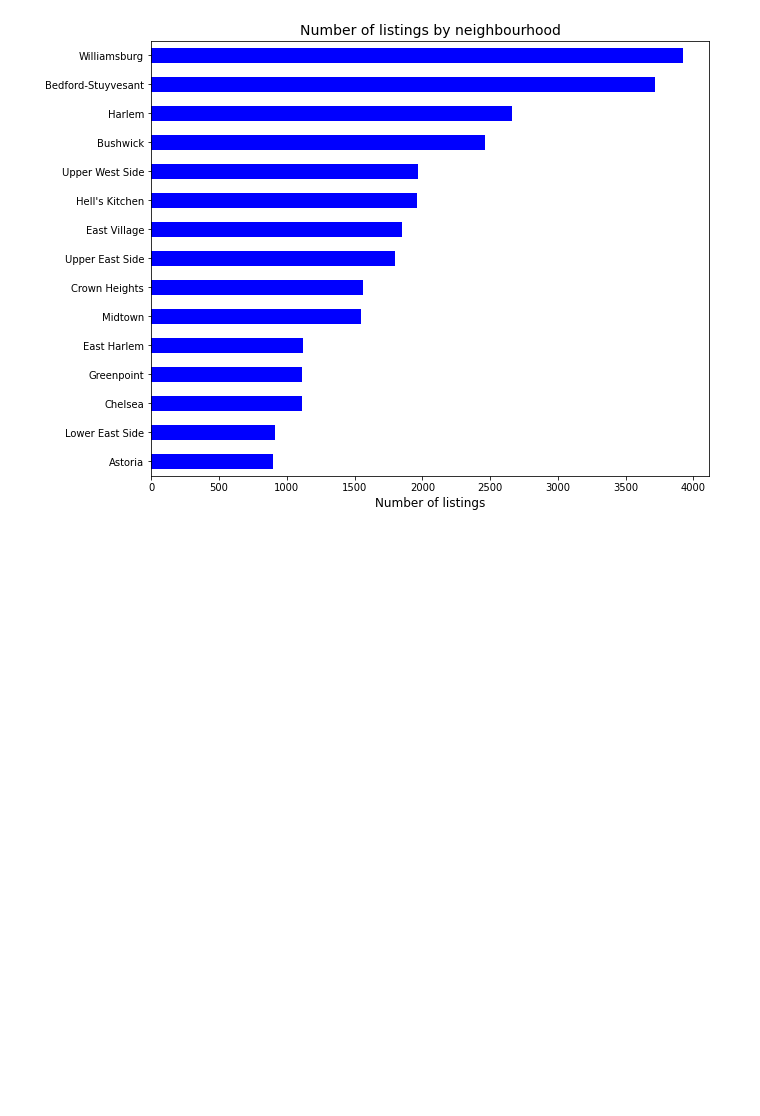
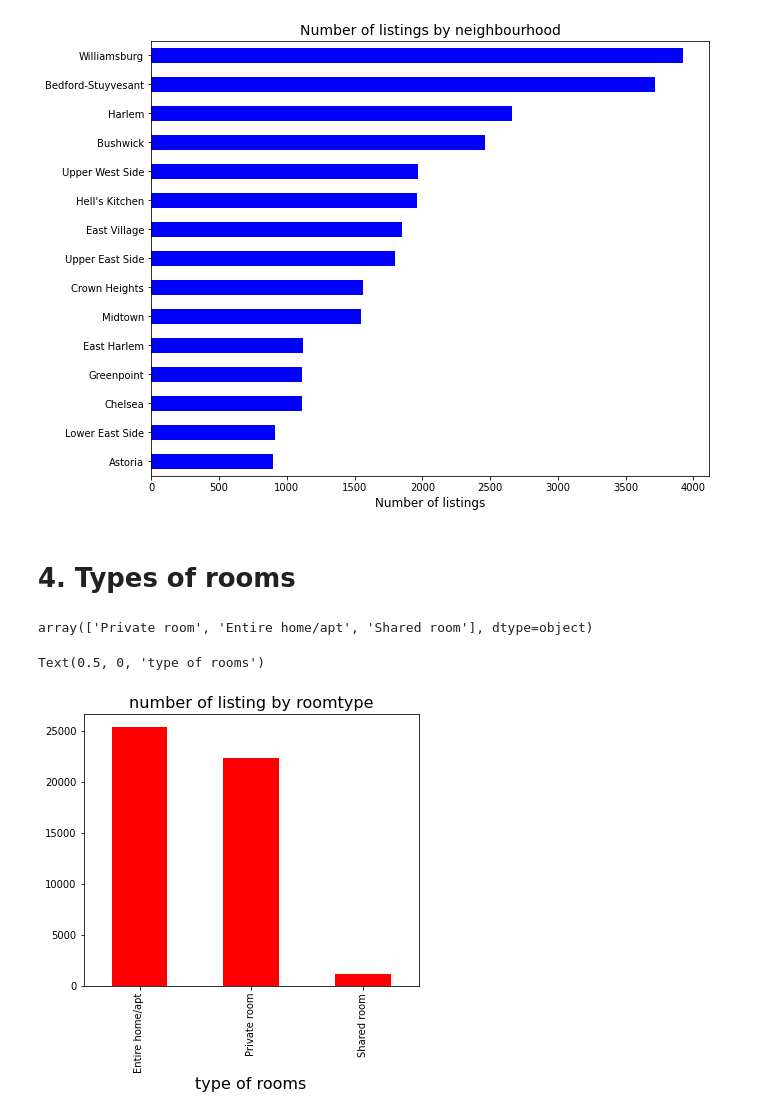
Before and after one commit to vaibhav639/Airbnb-Bookings-Analysis, a Jupyter notebook: Airbnb_Bookings_Analysis_Github.ipynb, the cells around one changed output. Cells and saved outputs as stored; diff of their text form; code cells hidden in the pictures; blank space fills up the shorter version.

```diff
--- a/Airbnb_Bookings_Analysis_Github.ipynb
+++ b/Airbnb_Bookings_Analysis_Github.ipynb
@@ -87,3 +87,17 @@ plt.xlabel('Number of listings', fontsize = 12)
 plt.show()
 # %% [output]
 [figure]
+# %% [markdown]
+# 4. Types of rooms
+# %%
+df['room_type'].unique()
+# %% [output]
+array(['Private room', 'Entire home/apt', 'Shared room'], dtype=object)
+# %%
+freq = df['room_type'].value_counts().sort_values(ascending = False)
+freq.plot(kind = 'bar' , color = 'r', figsize = (6,5))
+plt.title('number of listing by roomtype', fontsize = 16)
+plt.xlabel('type of rooms', fontsize = 16)
+# %% [output]
+Text(0.5, 0, 'type of rooms')
+[figure, added]
```
Also changed, not shown: parts of 8 cells of this notebook.
